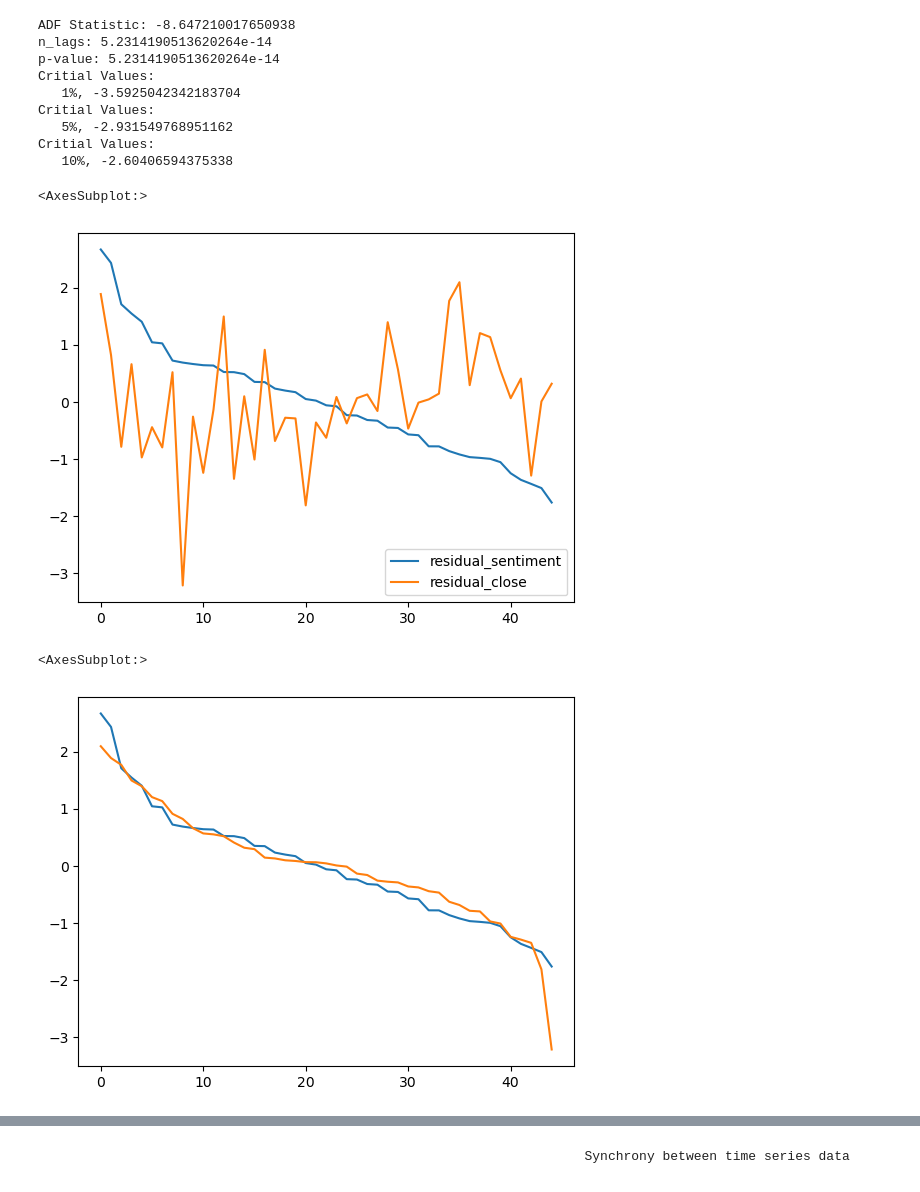
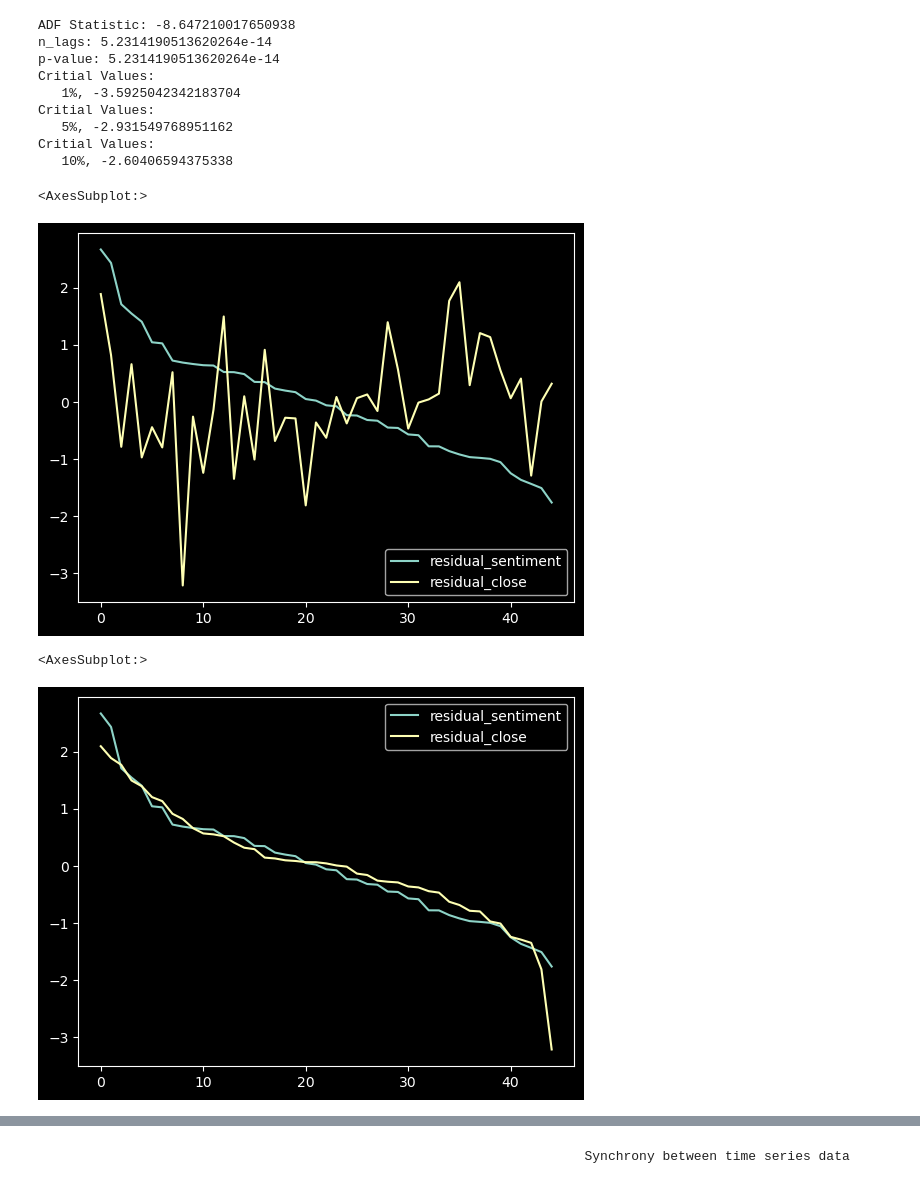
Before and after one commit to YanaOrf/Stock_market_sentiment_analysis, a Jupyter notebook: sent_analysis FB Prophet.ipynb, the cells around one changed output, grey strips where cells are left out. Drawn from its saved outputs; the diff is of its cells as text; code cells hidden in the pictures.

```diff
--- a/sent_analysis FB Prophet.ipynb
+++ b/sent_analysis FB Prophet.ipynb
@@ -289,0 +319,4 @@ index_price.tail(1)
+# %%
+plt.style.use("dark_background")
+fig,axs=plt.subplots(figsize=(15,7))
+sns.lineplot(data=grouped_news[["sentiment_title","sentiment_description"]])
@@ -291,0 +407,2 @@ full_data=index_price.join(grouped_news, how="left")
+# %%
+full_data=index_price.join(grouped_news, how="left")
@@ -690,14 +766,14 @@ Critial Values:
 df_residuals_close_st.sort_values(by="residual_sentiment",axis=0,ascending=False).plot(use_index=False)
 # %% [output]
 <AxesSubplot:>
-[figure, old version]
+[figure, new version]
 # %%
 
-df_residuals_close_st["residual_sentiment"].sort_values(axis=0,ascending=False).plot(use_index=False)
-df_residuals_close_st["residual_close"].sort_values(axis=0,ascending=False).plot(use_index=False)
+df_residuals_close_st["residual_sentiment"].sort_values(axis=0,ascending=False).plot(use_index=False,legend=True)
+df_residuals_close_st["residual_close"].sort_values(axis=0,ascending=False).plot(use_index=False,legend=True)
 # %% [output]
 <AxesSubplot:>
-[figure, old version]
+[figure, new version]
 # %%
 #Anomaly detection
 print(df_residuals_time_st.mean())
```
Also changed, not shown: parts of 80 cells of this notebook, 1 other file.
